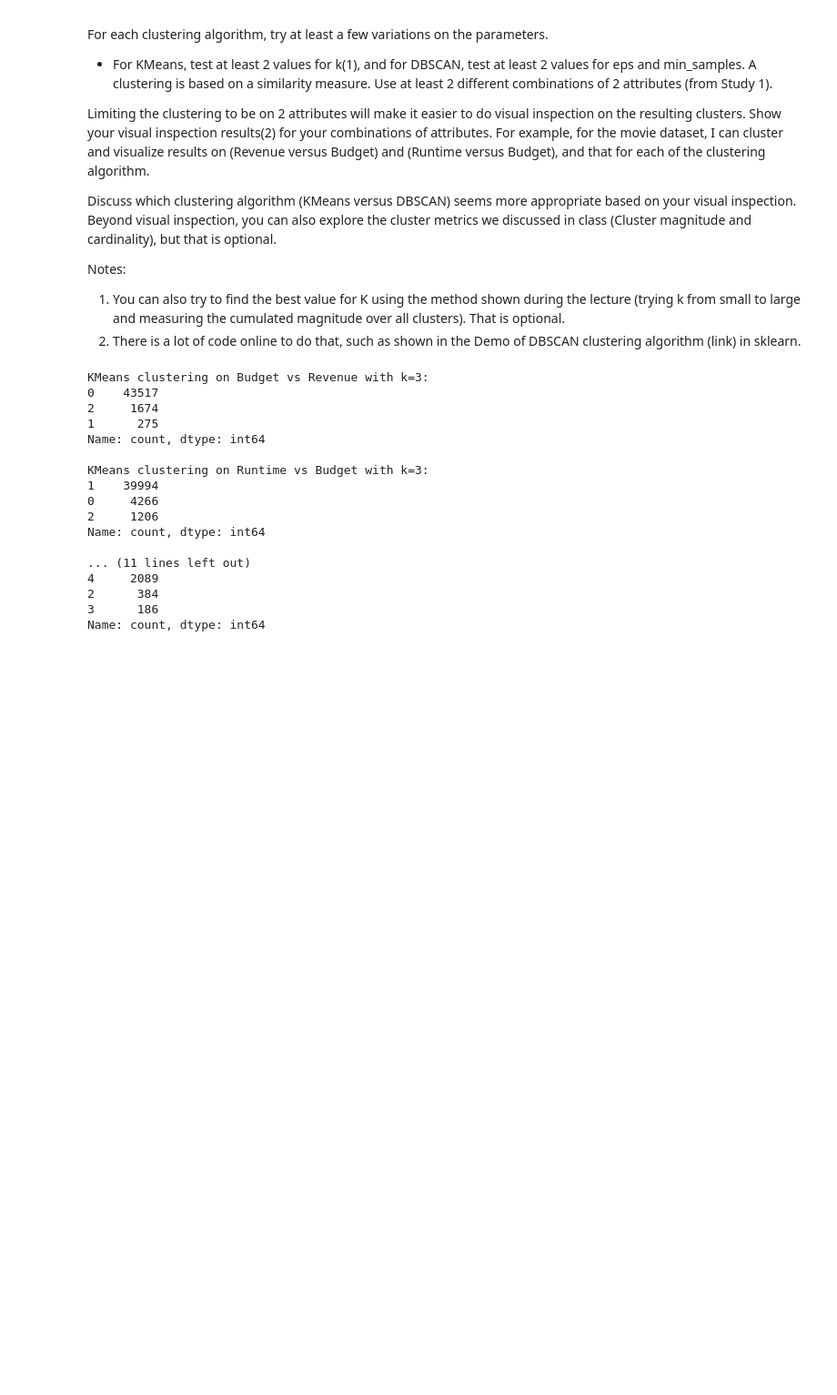
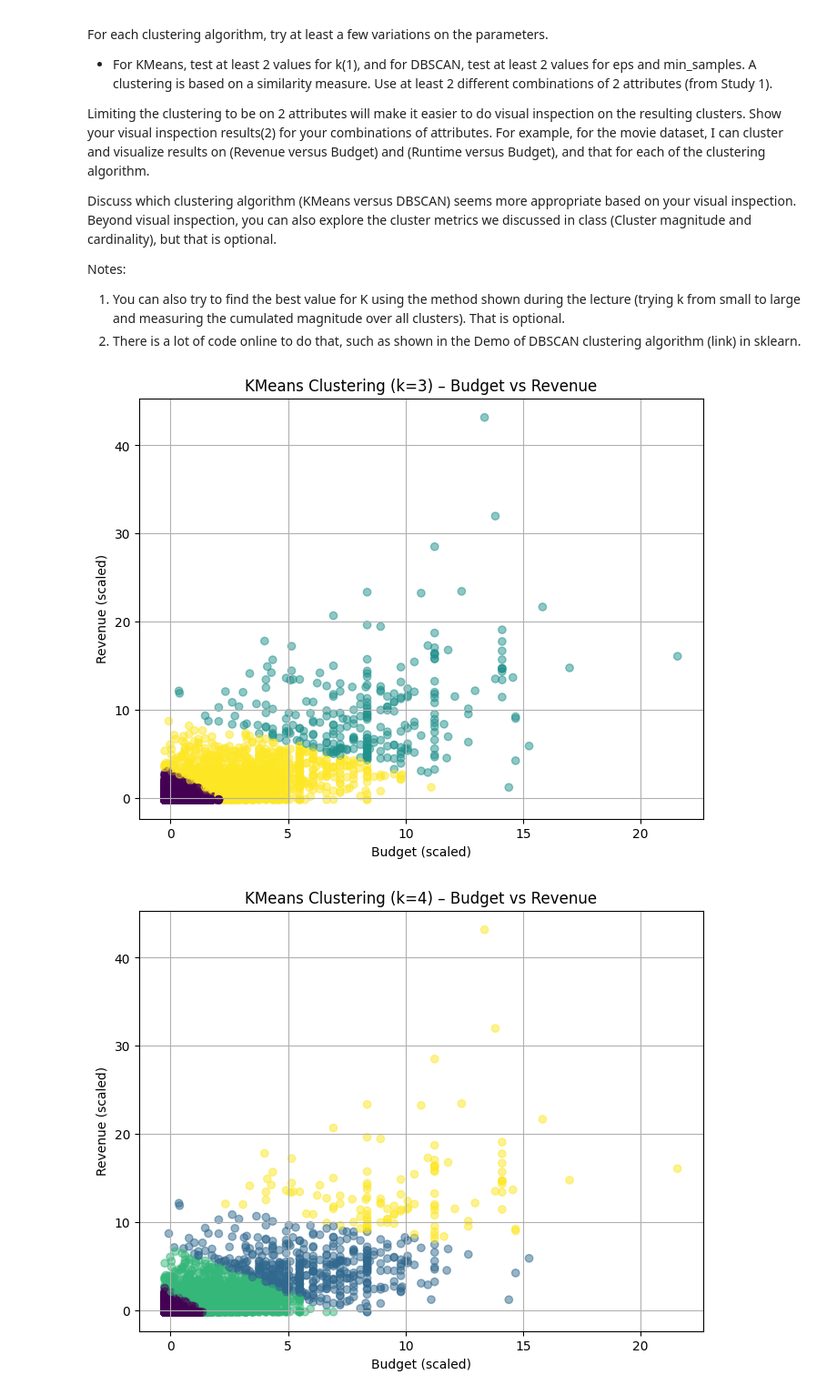
Before and after one commit to jutinwang/A4---CSI4142---GR48, a Jupyter notebook: G48-A4.ipynb, the cells around one changed output. Shown at 91% size. Saved outputs shown, nothing was run; the diff lists cells and outputs as text; code cells hidden in the pictures; blank space fills up the shorter version.

```diff
--- a/G48-A4.ipynb
+++ b/G48-A4.ipynb
@@ -531,37 +540,44 @@ Notes:
 # %%
 # Select feature pairs
 X1 = movieSet[['budget', 'revenue']].copy()
 X2 = movieSet[['runtime', 'budget']].copy()
 
 # Standardize both
 X1_scaled = StandardScaler().fit_transform(X1)
 X2_scaled = StandardScaler().fit_transform(X2)
 
 
-for k in [3, 5]:
-    kmeans1 = KMeans(n_clusters=k, random_state=42, n_init='auto').fit(X1_scaled)
-    kmeans2 = KMeans(n_clusters=k, random_state=42, n_init='auto').fit(X2_scaled)
+# for k in [3,4,5]:
+#     kmeans1 = KMeans(n_clusters=k, random_state=42, n_init='auto').fit(X1_scaled)
+#     kmeans2 = KMeans(n_clusters=k, random_state=42, n_init='auto').fit(X2_scaled)
 
-    print(f"KMeans clustering on Budget vs Revenue with k={k}:")
-    print(pd.Series(kmeans1.labels_).value_counts(), "\n")
+#     print(f"KMeans clustering on Budget vs Revenue with k={k}:")
+#     print(pd.Series(kmeans1.labels_).value_counts(), "\n")
 
-    print(f"KMeans clustering on Runtime vs Budget with k={k}:")
-    print(pd.Series(kmeans2.labels_).value_counts(), "\n")
+#     print(f"KMeans clustering on Runtime vs Budget with k={k}:")
+#     print(pd.Series(kmeans2.labels_).value_counts(), "\n")
+
+#     print("=================================================================")
+
+# Define the feature sets and their labels
+feature_sets = {
+    "Budget vs Revenue": X1_scaled,
+    "Runtime vs Budget": X2_scaled
+}
+
+# Loop through each feature pair
+for name, data in feature_sets.items():
+    for k in [3, 4, 5]:
+        kmeans = KMeans(n_clusters=k, random_state=42, n_init='auto').fit(data)
+        labels = kmeans.labels_
+
+        plt.figure(figsize=(8, 6))
+        plt.scatter(data[:, 0], data[:, 1], c=labels, cmap='viridis', alpha=0.5)
+        plt.title(f'KMeans Clustering (k={k}) – {name}')
+        plt.xlabel(f"{name.split(' vs ')[0]} (scaled)")
+        plt.ylabel(f"{name.split(' vs ')[1]} (scaled)")
+        plt.grid(True)
+        plt.show()
 # %% [output]
-KMeans clustering on Budget vs Revenue with k=3:
-0    43517
-2     1674
-1      275
-Name: count, dtype: int64
-
-KMeans clustering on Runtime vs Budget with k=3:
-1    39994
-0     4266
-2     1206
-Name: count, dtype: int64
-
-... (11 lines left out)
-4     2089
-2      384
-3      186
-Name: count, dtype: int64
+[figure, added]
+[figure, added]
```
Also changed, not shown: parts of 12 cells of this notebook.
